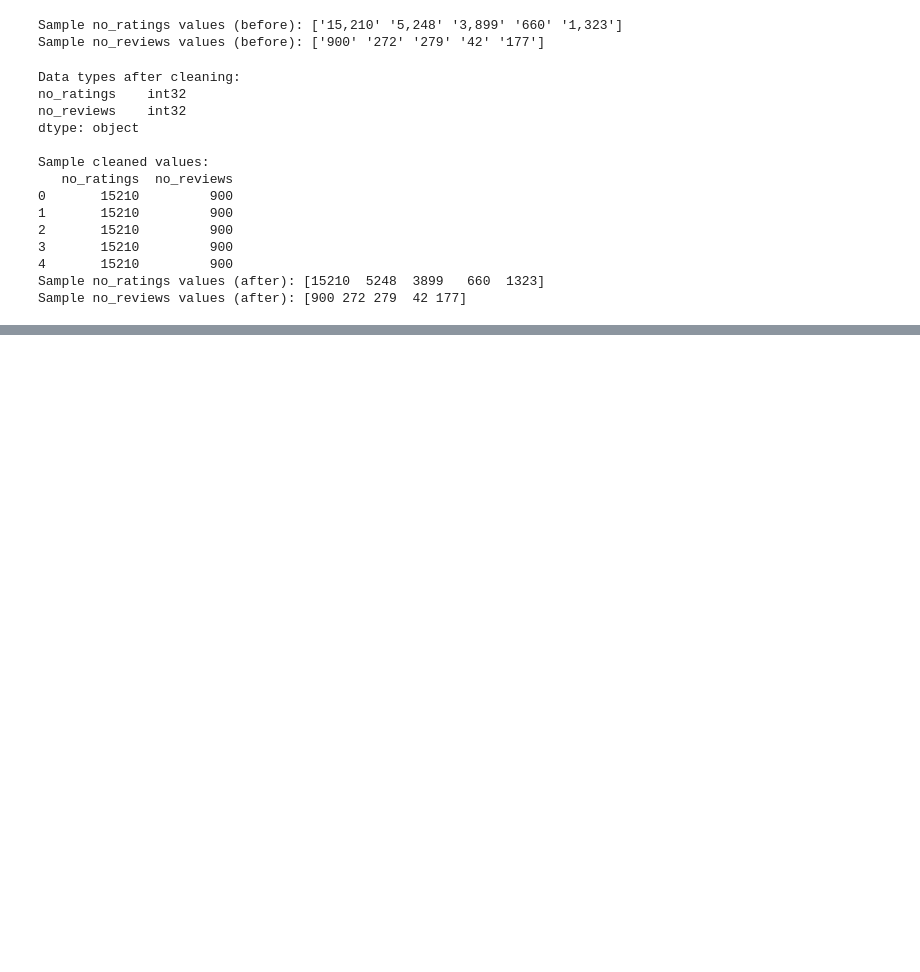
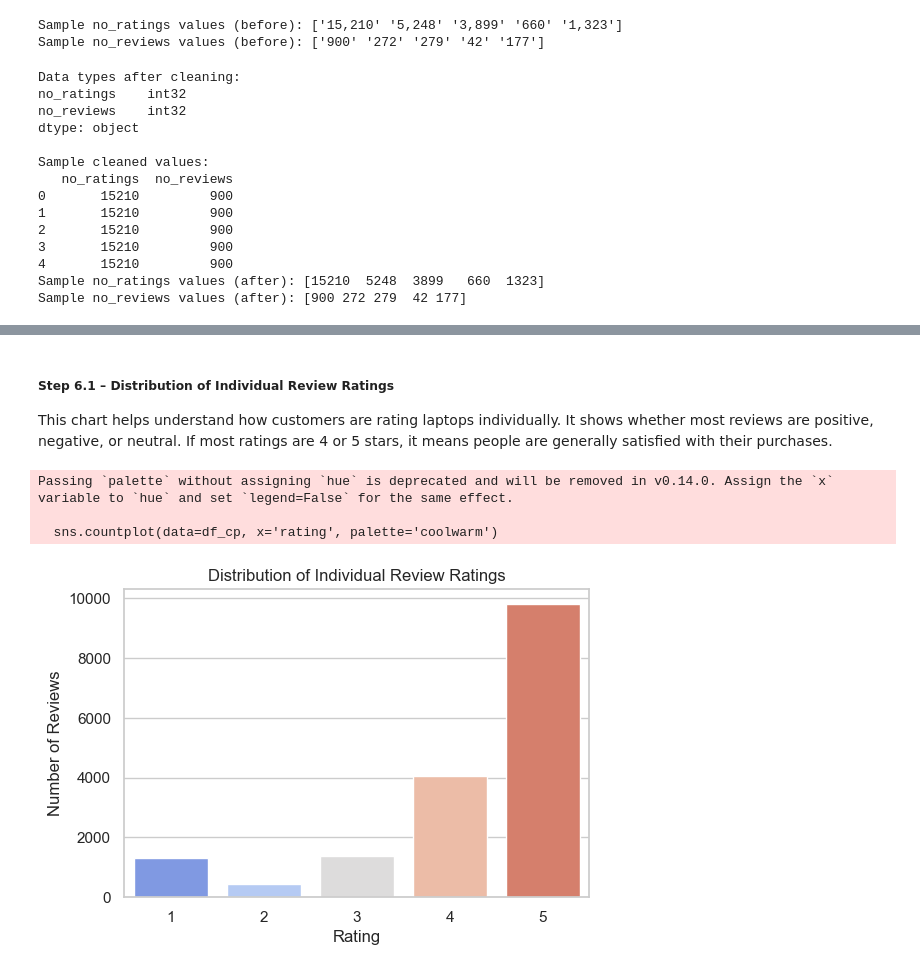
Before and after one commit to rj285/Module9Task1-flipkart-laptop-reviews-eda, a Jupyter notebook: Flipkart_Laptop_Review_EDA.ipynb, the cells around one changed output, grey strips where cells are left out. Saved outputs shown, nothing was run; the diff lists cells and outputs as text; code cells hidden in the pictures; blank space fills up the shorter version.

Commit message:
Added rating distribution chart with percentage annotations and saved visual to Visual Analysis folder

```diff
--- a/Flipkart_Laptop_Review_EDA.ipynb
+++ b/Flipkart_Laptop_Review_EDA.ipynb
@@ -309,0 +320,22 @@ Sample no_reviews values (after): [900 272 279  42 177]
+# %% [markdown]
+##### Step 6.1 – Distribution of Individual Review Ratings
+This chart helps understand how customers are rating laptops individually. It shows whether most reviews are positive, negative, or neutral. If most ratings are 4 or 5 stars, it means people are generally satisfied with their purchases.
+# %%
+# Set figure size for better display
+plt.figure(figsize=(6, 4))
+
+# Create a bar chart of rating counts
+sns.countplot(data=df_cp, x='rating', palette='coolwarm')
+
+# title and labels
+plt.title('Distribution of Individual Review Ratings')
+plt.xlabel('Rating')
+plt.ylabel('Number of Reviews')
+
+# Show the plot
+plt.show()
+# %% [output]
+Passing `palette` without assigning `hue` is deprecated and will be removed in v0.14.0. Assign the `x` variable to `hue` and set `legend=False` for the same effect.
+
+  sns.countplot(data=df_cp, x='rating', palette='coolwarm')
+[figure, added]
```
Also changed, not shown: parts of 2 cells of this notebook, 1 other file.
